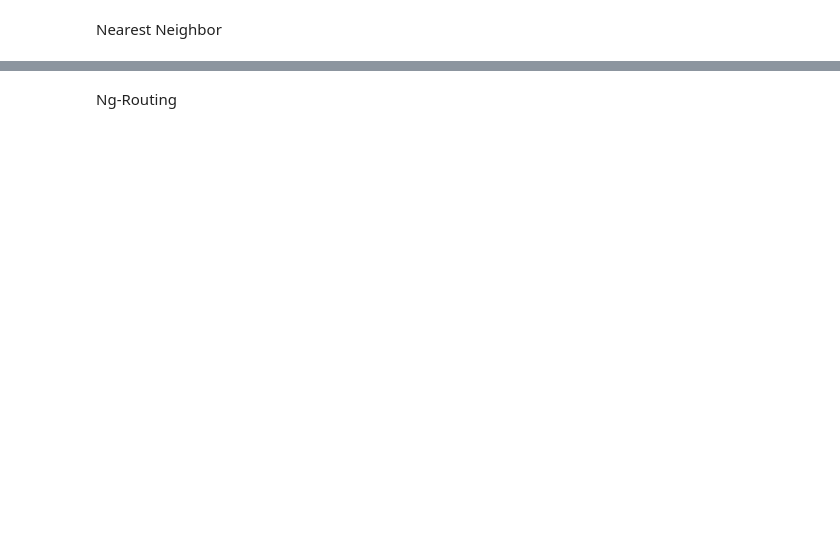
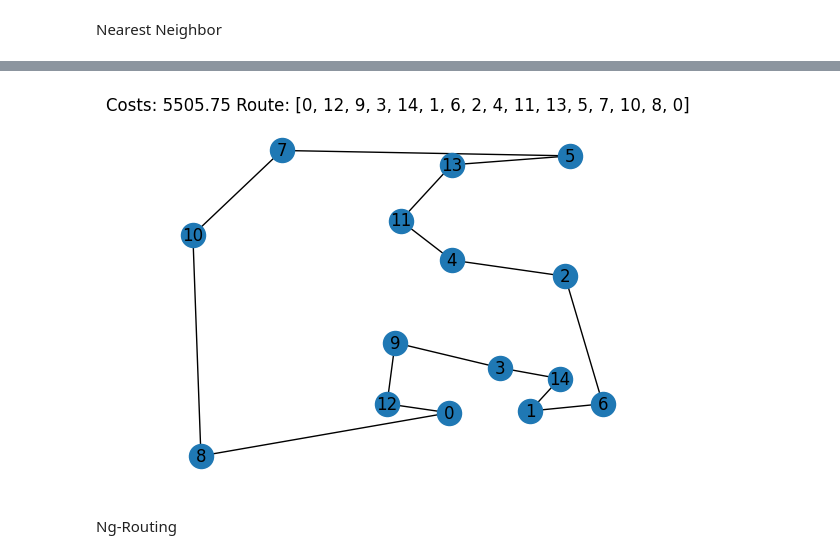
Before and after one commit to BrainDamage22/masters_thesis, a Jupyter notebook: master_thesis.ipynb, the cells around one changed output, grey strips where cells are left out. Drawn from its saved outputs; the diff is of its cells as text; code cells hidden in the pictures; blank space fills up the shorter version.

```diff
--- a/master_thesis.ipynb
+++ b/master_thesis.ipynb
@@ -70,3 +69,11 @@ if conduct_nn_routing:
+# %%
+nn_route = find_nearest_neighbours_path(nodes.copy(), costs_list, starting_node)
+upper_bound_dmp = calculate_route_costs_dmp(nn_route, costs_list)
+
+if conduct_nn_routing:
+    visualize_route(nodes, nn_route, calculate_route_costs_dmp(nn_route, costs_list), True, "nn_route", 0, path)
+# %% [output]
+[figure, added]
 # %% [markdown]
 Ng-Routing
 # %%
```
Also changed, not shown: parts of 12 cells of this notebook, 3 other files.
